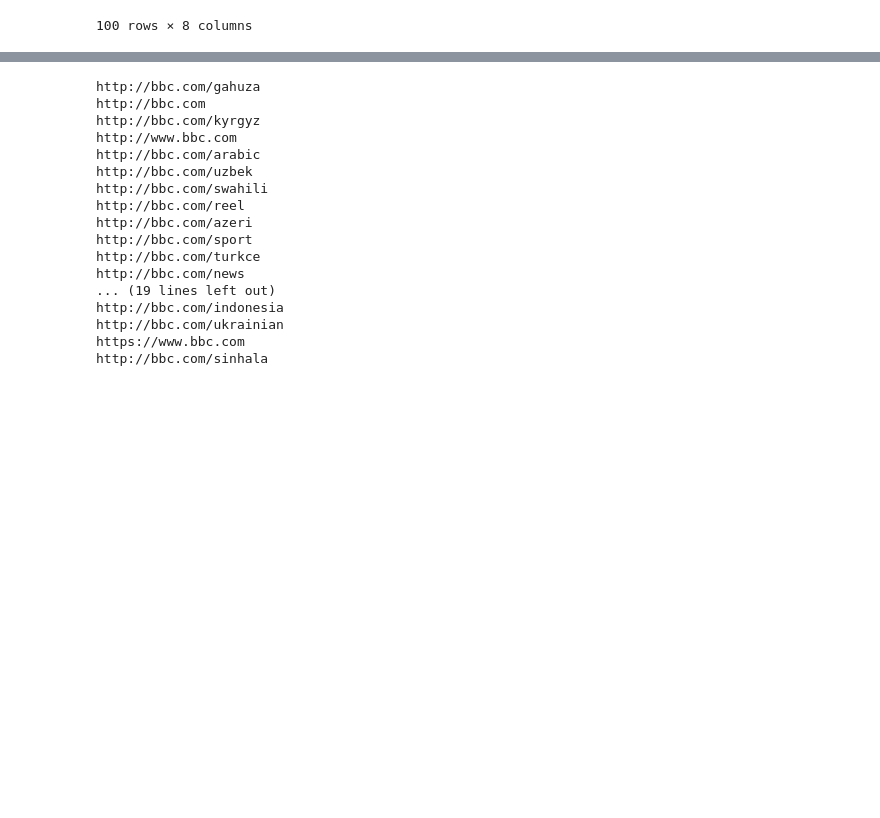
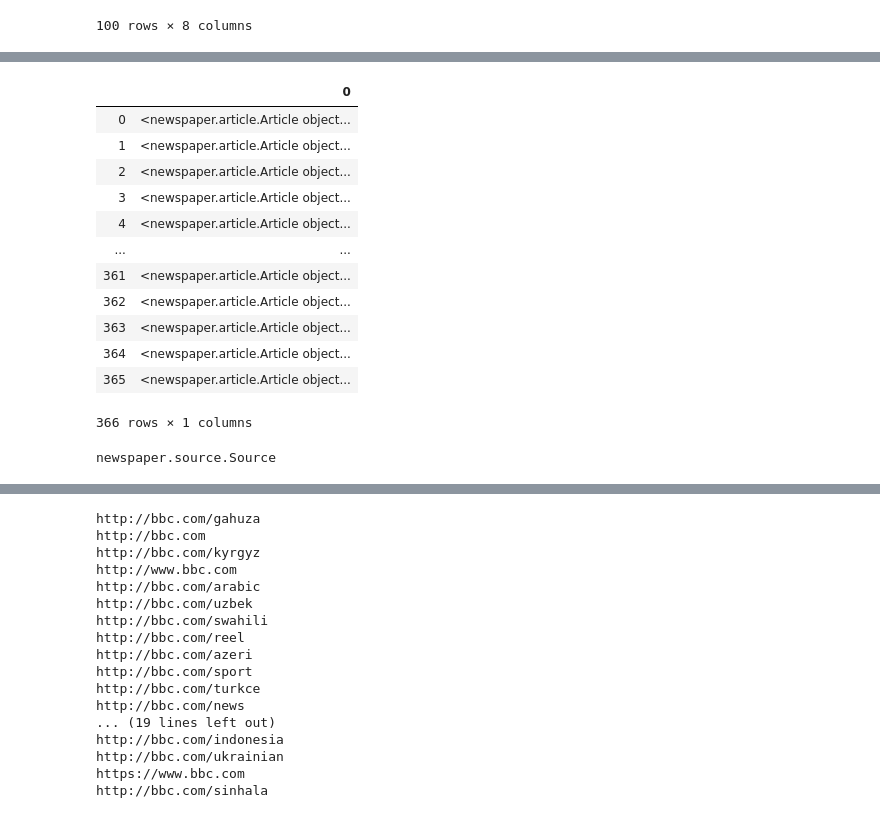
Before and after one commit to deirdrebclark/pro3-News, a Jupyter notebook: COVID-news/Newspaper python.ipynb, the cells around one changed output, grey strips where cells are left out. Saved outputs shown, nothing was run; the diff lists cells and outputs as text; code cells hidden in the pictures; blank space fills up the shorter version.

```diff
--- a/COVID-news/Newspaper python.ipynb
+++ b/COVID-news/Newspaper python.ipynb
@@ -70,2 +169,23 @@ dat_ut
+# %%
+bbc_articles= pd.DataFrame(bbc_paper.articles)
+bbc_articles
+# %% [output]
+|  | 0 |
+| 0 | <newspaper.article.Article object... |
+| 1 | <newspaper.article.Article object... |
+| 2 | <newspaper.article.Article object... |
+| 3 | <newspaper.article.Article object... |
+| 4 | <newspaper.article.Article object... |
+| ... | ... |
+| 361 | <newspaper.article.Article object... |
+| 362 | <newspaper.article.Article object... |
+| 363 | <newspaper.article.Article object... |
+| 364 | <newspaper.article.Article object... |
+| 365 | <newspaper.article.Article object... |
+366 rows × 1 columns
+# %%
+type(bbc_paper)
+# %% [output]
+newspaper.source.Source
 # %%
 # %% [output]
```
Also changed, not shown: parts of 18 cells of this notebook.
